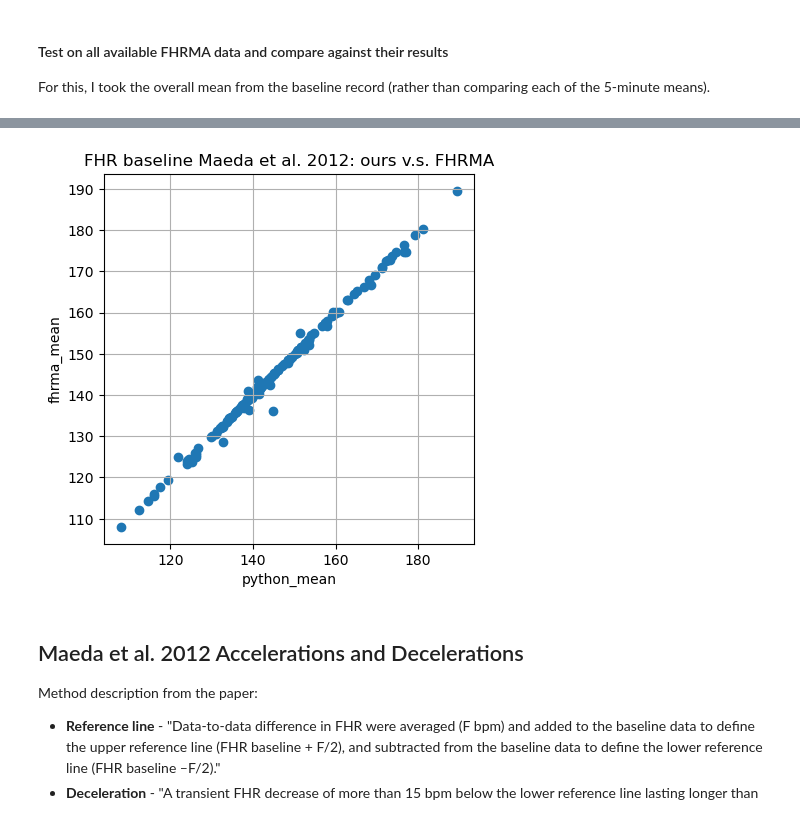
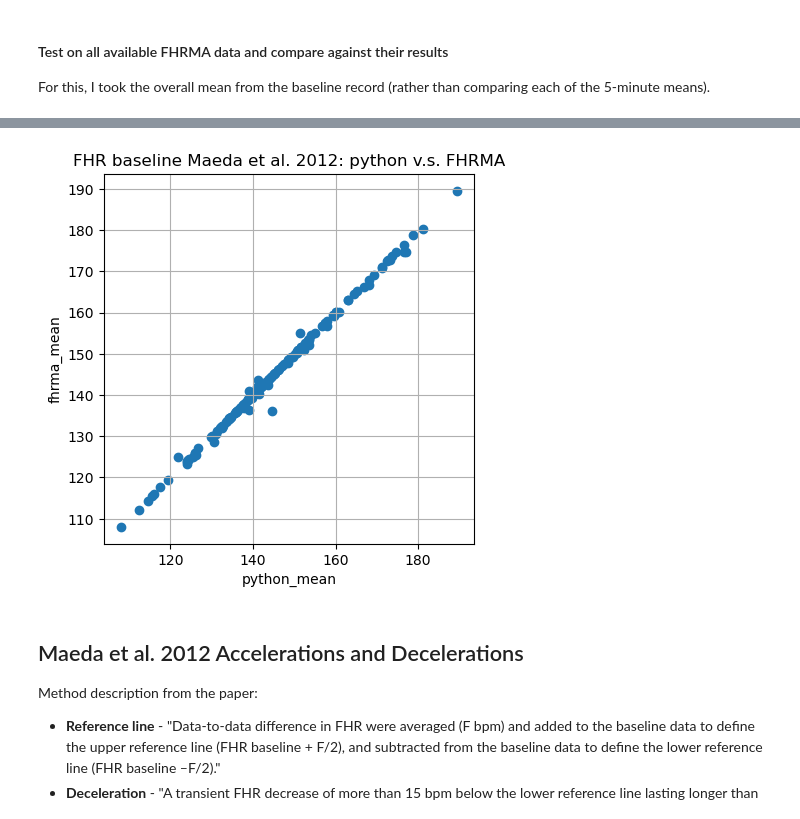
Before and after one commit to birth-outcomes/ctg_exploratory, a Jupyter notebook: 14_feature_extraction_maeda_2012.ipynb, the cells around one changed output, grey strips where cells are left out. Saved outputs shown, nothing was run; the diff lists cells and outputs as text; code cells hidden in the pictures.

Commit message:
Comparison against Octave results for baseline shows more true (but still not all)

```diff
--- a/14_feature_extraction_maeda_2012.ipynb
+++ b/14_feature_extraction_maeda_2012.ipynb
@@ -35,6 +36,7 @@ class Paths:
 
     fhrma_train_csv = './fhrma/train_test_data/traindata_csv/'
     fhrma_test_csv = './fhrma/train_test_data/testdata_csv/'
+    octave_maeda = './fhrma/train_test_data/maeda_octave/'
 
 
 paths = Paths()
@@ -244,10 +252,17 @@ def get_baseline(fhr, match_fhrma, show_process=False):
         mean = np.mean(filtered)
 
         # Set the records in baseline for that five minute interval to this mean
-        baseline[0+(i*8):1200+(i*8)] = [mean] * 1200
+        baseline[(i*8):1200+(i*8)] = [mean] * 1200
+
+    # Set any trailing 0s to the last
+    baseline[1200+(i*8):] = [baseline[1199+i*8]]*len(baseline[1200+(i*8):])
 
     # Trim results to match original FHR length (as will overfill final small interval)
     baseline = baseline[:len(fhr)]
+
+    # Modify final 1202 results to be the value from that final interval
+    last = copy.deepcopy(baseline[-1])
+    baseline[len(baseline)-1202:] = [last]*1202
 
     # Print example of results from final run of that loop above
     if show_process:
@@ -347,0 +377,14 @@ Name: count, dtype: int64
+# %%
+fhrma_df = pd.DataFrame({
+    'record': fhrma_maeda_base.keys(),
+    'fhrma_mean': [np.mean(fhrma_maeda_base[i]) for i in fhrma_maeda_base.keys()]})
+compare_mean_f = pd.merge(python_df, fhrma_df, on='record')
+
+# Add column with difference in means
+compare_mean_f['diff'] = abs(compare_mean_f['python_mean'] - compare_mean_f['fhrma_mean'])
+
+# Preview dataframe, starting with records with the greatest difference
+display(compare_mean_f.sort_values(by='diff', ascending=False).head())
+
+# Record how many are exactly the same
+display((compare_mean_f['diff'] == 0).value_counts())
@@ -367,8 +426,8 @@ def compare_means(df, x, y, title):
 # %%
-compare_means(compare_mean, 'python_mean', 'fhrma_mean',
-              'FHR baseline Maeda et al. 2012: ours v.s. FHRMA')
+compare_means(compare_mean_f, 'python_mean', 'fhrma_mean',
+              'FHR baseline Maeda et al. 2012: python v.s. FHRMA')
 # %% [output]
-[figure, old version]
+[figure, new version]
 # %% [markdown]
 ## Maeda et al. 2012 Accelerations and Decelerations
 
```
Also changed, not shown: parts of 14 cells of this notebook.
